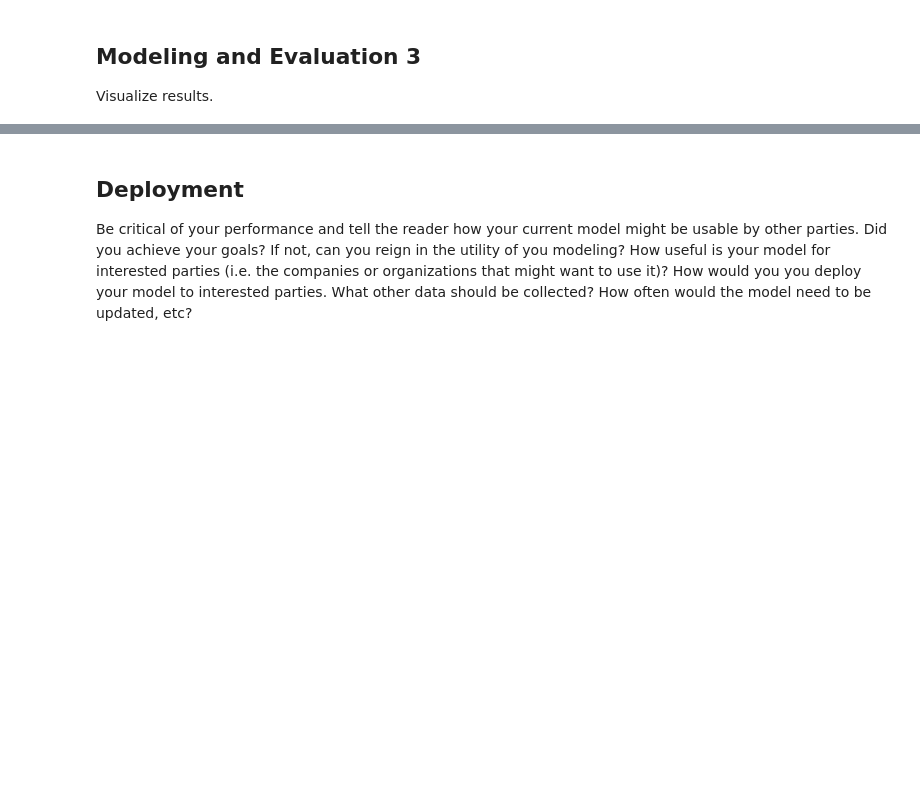
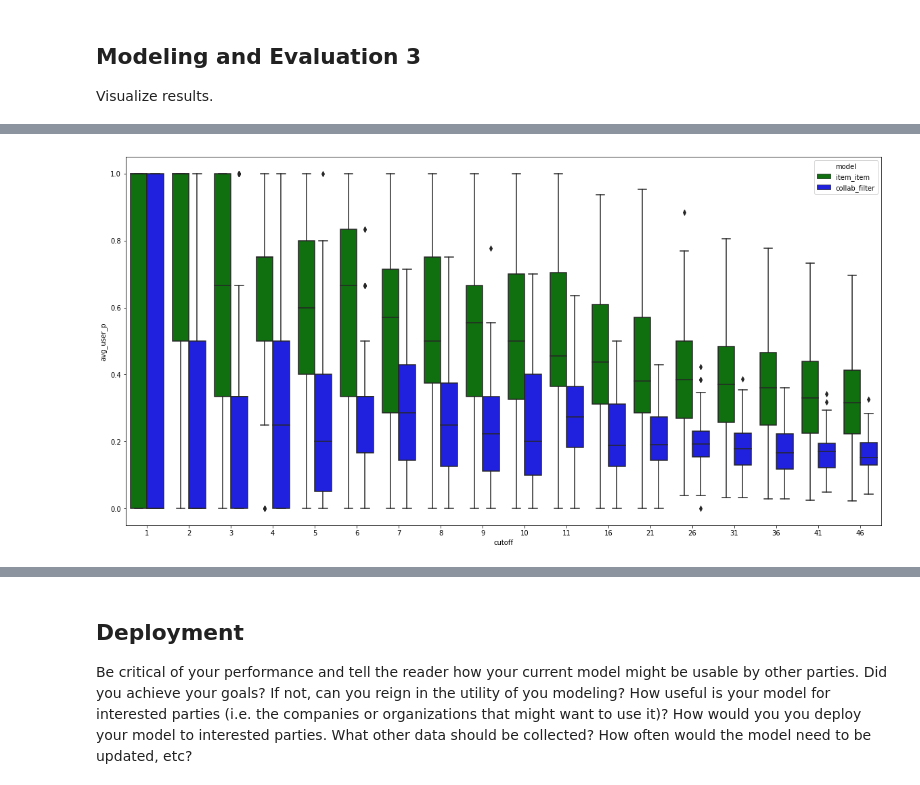
Before and after one commit to JackNelson/MSDS7331_Project3, a Jupyter notebook: MSDS7331_Lab3_AbrahamHarrisHidgonNelson.ipynb, the cells around one changed output, grey strips where cells are left out. Drawn from its saved outputs; the diff is of its cells as text; code cells hidden in the pictures; blank space fills up the shorter version.

```diff
--- a/MSDS7331_Lab3_AbrahamHarrisHidgonNelson.ipynb
+++ b/MSDS7331_Lab3_AbrahamHarrisHidgonNelson.ipynb
@@ -818,0 +839,22 @@ Summarize the ramifications.
+# %%
+pr_by_u = 'precision_recall_by_user'
+user_avgs = primary_users.groupby(key_columns=['cutoff','userId'],
+                                                         operations={'avg_user_p':gl.aggregate.AVG('precision'),
+                                                                     'avg_user_r':gl.aggregate.AVG('recall')}
+                                                        ).add_column(gl.SArray(['item_item']*len(primary_users['userId'])),
+                                                                               name='model')
+
+user_avgs2 = primary_users2.groupby(key_columns=['cutoff','userId'],
+                                                    operations={'avg_user_p':gl.aggregate.AVG('precision'),
+                                                                'avg_user_r':gl.aggregate.AVG('recall')}
+                                                   ).add_column(gl.SArray(['collab_filter']*len(primary_users2['userId'])),
+                                                                          name='model')
+
+user_pr_avgs = user_avgs.append(user_avgs2)
+user_pr_avgs
+
+fig, ax = plt.subplots(figsize=(20, 10))
+ax = sns.boxplot(x="cutoff", y="avg_user_p", hue="model", palette=dict(item_item = 'g', collab_filter = 'b'),
+                 data=user_pr_avgs.to_dataframe())
+# %% [output]
+[figure, added]
```
Also changed, not shown: parts of 9 cells of this notebook.
